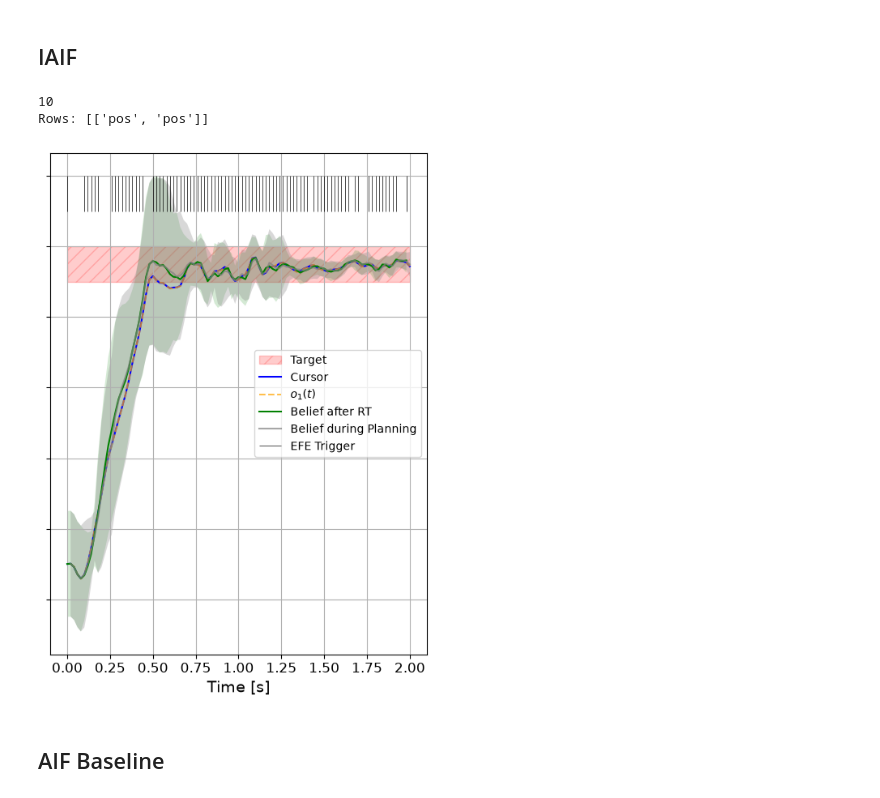
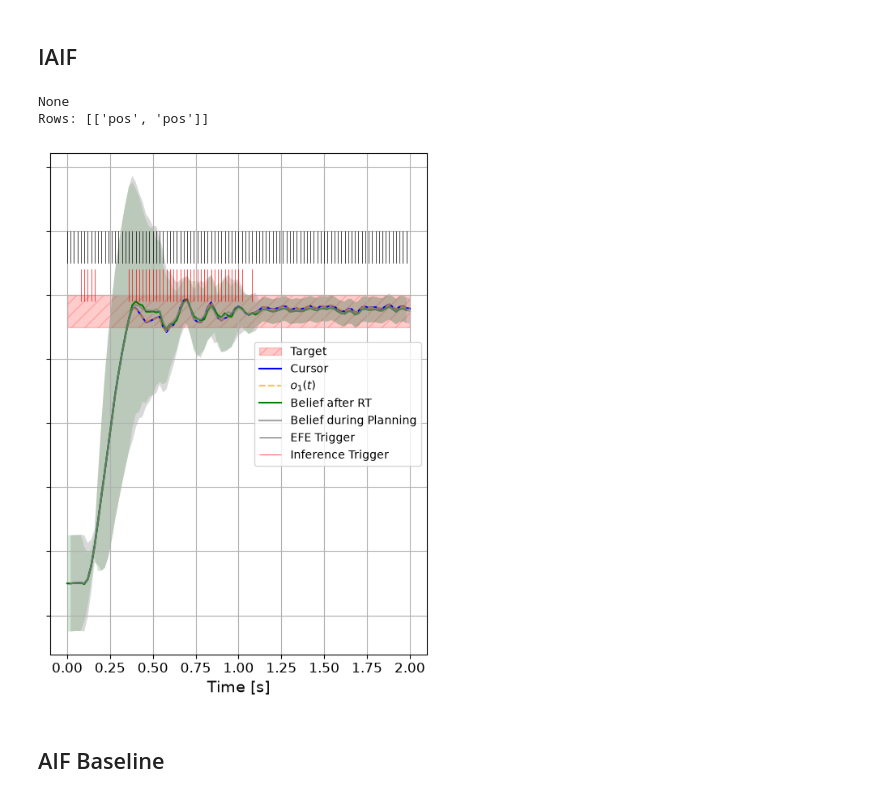
Before and after one commit to youngers2006/iaif, a Jupyter notebook: iaif/visualise_results.ipynb, the cells around one changed output. Saved outputs shown, nothing was run; the diff lists cells and outputs as text; code cells hidden in the pictures.

```diff
--- a/iaif/visualise_results.ipynb
+++ b/iaif/visualise_results.ipynb
@@ -47,8 +47,8 @@ if not os.path.exists(dir_path):
 else:
     print("Found reference to Paper data. ")
 # %%
-run_name = "ii_trial_run" # "iaif_data" # Change this to the name of your data folder in "data/simulations/" if you want to load your own data.
-nplans = 100 # 1000
+run_name = "VFE_EFE_sweep" # "iaif_data" # Change this to the name of your data folder in "data/simulations/" if you want to load your own data.
+nplans = 1000
 max_steps = 100
 expected_num_repeats = 1 # 10
 
@@ -457,9 +734,9 @@ plt.savefig(f"{output_folder}/IC_Time_Steps_Inside_Target_vs_Computation_Time_Sc
 # %% [markdown]
 ## IAIF
 # %%
-ic_efe_threshold = 1.00
-ic_div_threshold = 10
-ii_threshold = None # 1e6
+ic_efe_threshold = None
+ic_div_threshold = None
+ii_threshold = 1e6
 target_id = 0
 repeat = 0
 
@@ -538,35 +815,35 @@ ax['pos'].fill_between(t[1:], ribbons[:, 0], ribbons[:, 1], facecolor="grey", al
 # IC timesteps
 if len(ic_timesteps)>0:
     ax['pos'].vlines(np.array(ic_timesteps)*dt, ymin=1900, ymax=2000, color='black', label='EFE Trigger', alpha=1.0, linewidth=0.5)
 
 # II timesteps
 reaction_time_steps = int(round(data_dict['reaction_time'] / dt))
 ii_fired = data_dict.get('ii_fired', [])
 ii_timesteps = [i + max(reaction_time_steps - 1, 0) for i, f in enumerate(ii_fired) if f]
 if len(ii_timesteps) > 0:
     ax['pos'].vlines(np.array(ii_timesteps)*dt, ymin=1780, ymax=1880, color='red', label='Inference Trigger', alpha=1.0, linewidth=0.5)
 
 ic_efe_threshold = data_dict['ic_efe_threshold']
 ax['pos'].legend(loc='center right')
 
 # get ylims
 ylims = ax['pos'].get_ylim()
 
 ax['pos'].set_yticklabels([])
 ax['pos'].set_ylabel('')
 
 
 # Increase Label and ticks font size
 ax['pos'].xaxis.label.set_size(14)
 ax['pos'].yaxis.label.set_size(14)
 ax['pos'].tick_params(axis='both', which='major', labelsize=12)
 plt.grid(True)
 plt.tight_layout()
 plt.savefig(f"{output_folder}/Single_Trial_prag_{ic_efe_threshold}_kl_{ic_div_threshold}_target_{target_id}_rep_{repeat}.pdf")
 # %% [output]
-10
+None
 Rows: [['pos', 'pos']]
-[figure, old version]
+[figure, new version]
 # %% [markdown]
 ## AIF Baseline
 # %%
```
Also changed, not shown: parts of 5 cells of this notebook, 1 other file.
